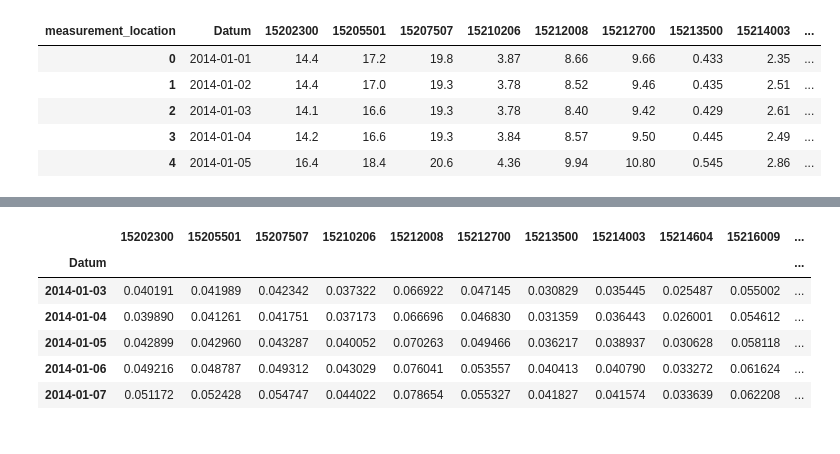
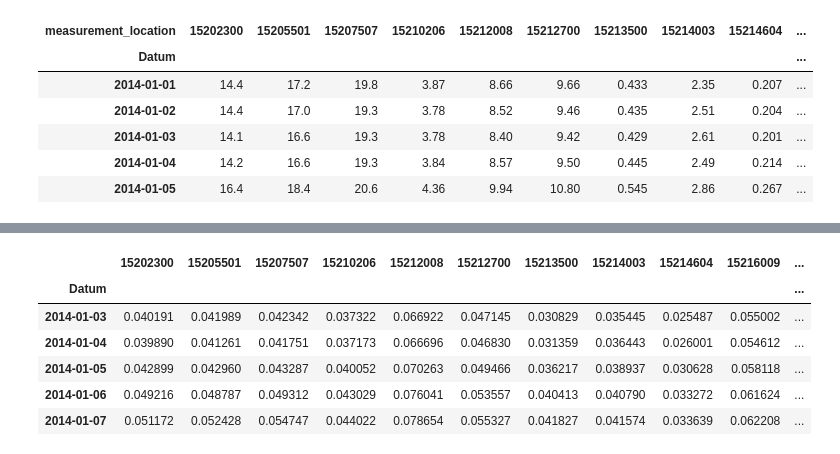
Before and after one commit to henrifnk/Seminar_ClimateNStatistics, a Jupyter notebook: work/07-hydroLSTM/notebooks/data_analysis.ipynb, the cells around one changed output, grey strips where cells are left out. Drawn from its saved outputs; the diff is of its cells as text; code cells hidden in the pictures.

```diff
--- a/work/07-hydroLSTM/notebooks/data_analysis.ipynb
+++ b/work/07-hydroLSTM/notebooks/data_analysis.ipynb
@@ -9,14 +14,17 @@ from haversine import haversine, Unit
 pd.set_option('display.max_columns', None)
 # %%
 stream_df = pd.read_pickle(os.path.join('..','data','processed','stream_processed.pkl'),compression='zip')
+stream_df['Datum'] = pd.to_datetime(stream_df['Datum'])
+stream_df = stream_df.set_index('Datum')
 stream_df.head()
 # %% [output]
-| measurement_location | Datum | 15202300 | 15205501 | 15207507 | 15210206 | 15212008 | 15212700 | 15213500 | 15214003 | ... |
-| 0 | 2014-01-01 | 14.4 | 17.2 | 19.8 | 3.87 | 8.66 | 9.66 | 0.433 | 2.35 | ... |
-| 1 | 2014-01-02 | 14.4 | 17.0 | 19.3 | 3.78 | 8.52 | 9.46 | 0.435 | 2.51 | ... |
-| 2 | 2014-01-03 | 14.1 | 16.6 | 19.3 | 3.78 | 8.40 | 9.42 | 0.429 | 2.61 | ... |
-| 3 | 2014-01-04 | 14.2 | 16.6 | 19.3 | 3.84 | 8.57 | 9.50 | 0.445 | 2.49 | ... |
-| 4 | 2014-01-05 | 16.4 | 18.4 | 20.6 | 4.36 | 9.94 | 10.80 | 0.545 | 2.86 | ... |
+| measurement_location | 15202300 | 15205501 | 15207507 | 15210206 | 15212008 | 15212700 | 15213500 | 15214003 | 15214604 | ... |
+| Datum |  |  |  |  |  |  |  |  |  | ... |
+| 2014-01-01 | 14.4 | 17.2 | 19.8 | 3.87 | 8.66 | 9.66 | 0.433 | 2.35 | 0.207 | ... |
+| 2014-01-02 | 14.4 | 17.0 | 19.3 | 3.78 | 8.52 | 9.46 | 0.435 | 2.51 | 0.204 | ... |
+| 2014-01-03 | 14.1 | 16.6 | 19.3 | 3.78 | 8.40 | 9.42 | 0.429 | 2.61 | 0.201 | ... |
+| 2014-01-04 | 14.2 | 16.6 | 19.3 | 3.84 | 8.57 | 9.50 | 0.445 | 2.49 | 0.214 | ... |
+| 2014-01-05 | 16.4 | 18.4 | 20.6 | 4.36 | 9.94 | 10.80 | 0.545 | 2.86 | 0.267 | ... |
 # %%
 meteo_df = pd.read_pickle(os.path.join('..','data','processed','meteo_processed.pkl'),compression='zip')
 meteo_df = meteo_df.iloc[2:]
```
Also changed, not shown: parts of 18 cells of this notebook, 1 other file.
